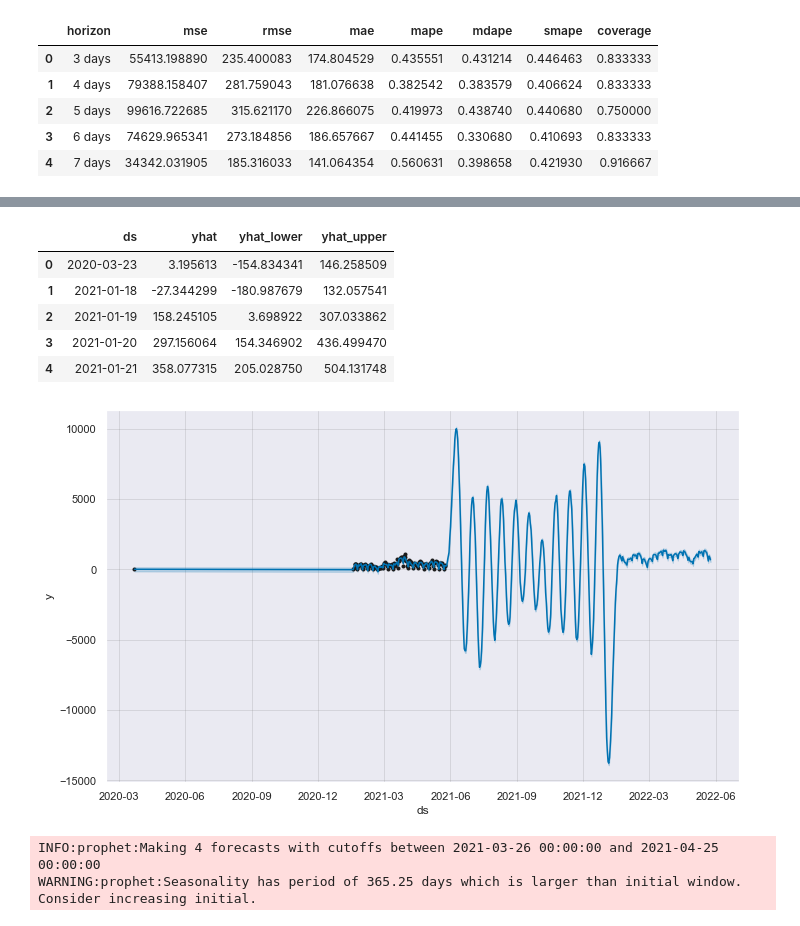
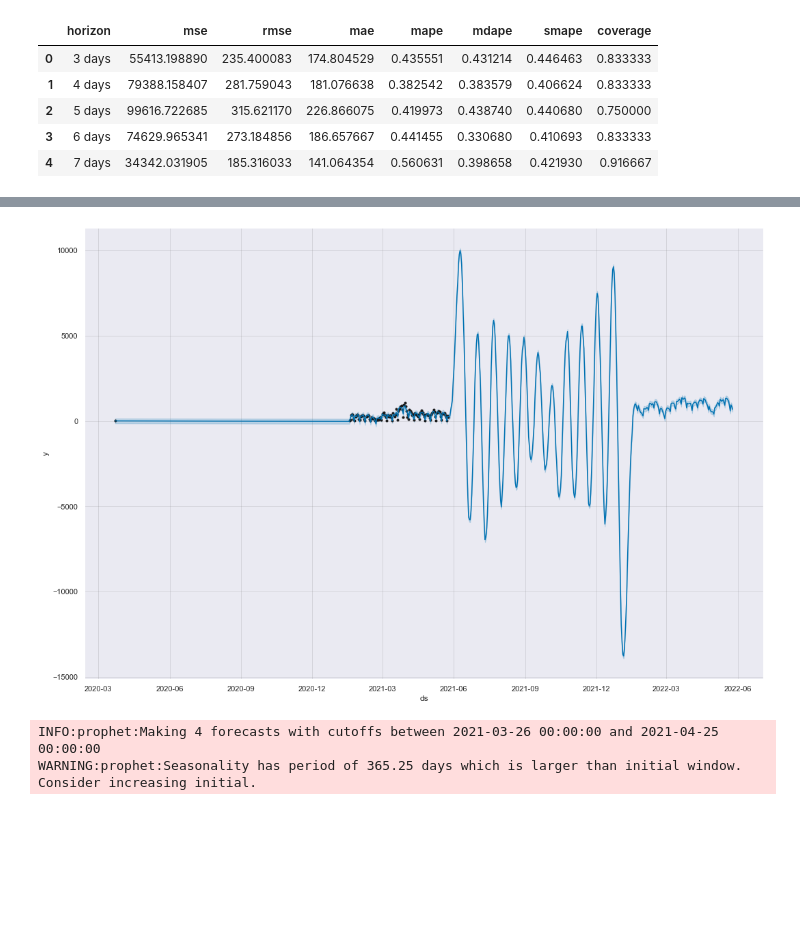
Before and after one commit to nubia-mp1211/Projeto-Final, a Jupyter notebook: ATUAL -Tratando-Vacinados e Previsoes.ipynb, the cells around one changed output, grey strips where cells are left out. Drawn from its saved outputs; the diff is of its cells as text; code cells hidden in the pictures; blank space fills up the shorter version.

```diff
--- a/ATUAL -Tratando-Vacinados e Previsoes.ipynb
+++ b/ATUAL -Tratando-Vacinados e Previsoes.ipynb
@@ -508,18 +512,15 @@ forecast2[['ds', 'yhat', 'yhat_lower', 'yhat_upper']].tail()
-# %%
-forecast2[['ds', 'yhat', 'yhat_lower', 'yhat_upper']].head()
-# %% [output]
-|  | ds | yhat | yhat_lower | yhat_upper |
-| 0 | 2020-03-23 | 3.195613 | -154.834341 | 146.258509 |
-| 1 | 2021-01-18 | -27.344299 | -180.987679 | 132.057541 |
-| 2 | 2021-01-19 | 158.245105 | 3.698922 | 307.033862 |
-| 3 | 2021-01-20 | 297.156064 | 154.346902 | 436.499470 |
-| 4 | 2021-01-21 | 358.077315 | 205.028750 | 504.131748 |
 # %%
-# Plotting: Traçando as Previsôes:
+# Plotting: Traçando as Previsôes para model2:
 
-fig5 = model2.plot(forecast2)
+# fig5 = model2.plot(forecast2)
+
+f, ax = plt.subplots(1)
+f.set_figheight(10)
+f.set_figwidth(15)
+fig4 = model2.plot(forecast2,ax=ax)
+plt.show()
 # %% [output]
-[figure, old version]
+[figure, new version]
 # %%
 # Utilizando a Função Cross-Validation
 
```
Also changed, not shown: parts of 71 cells of this notebook.
